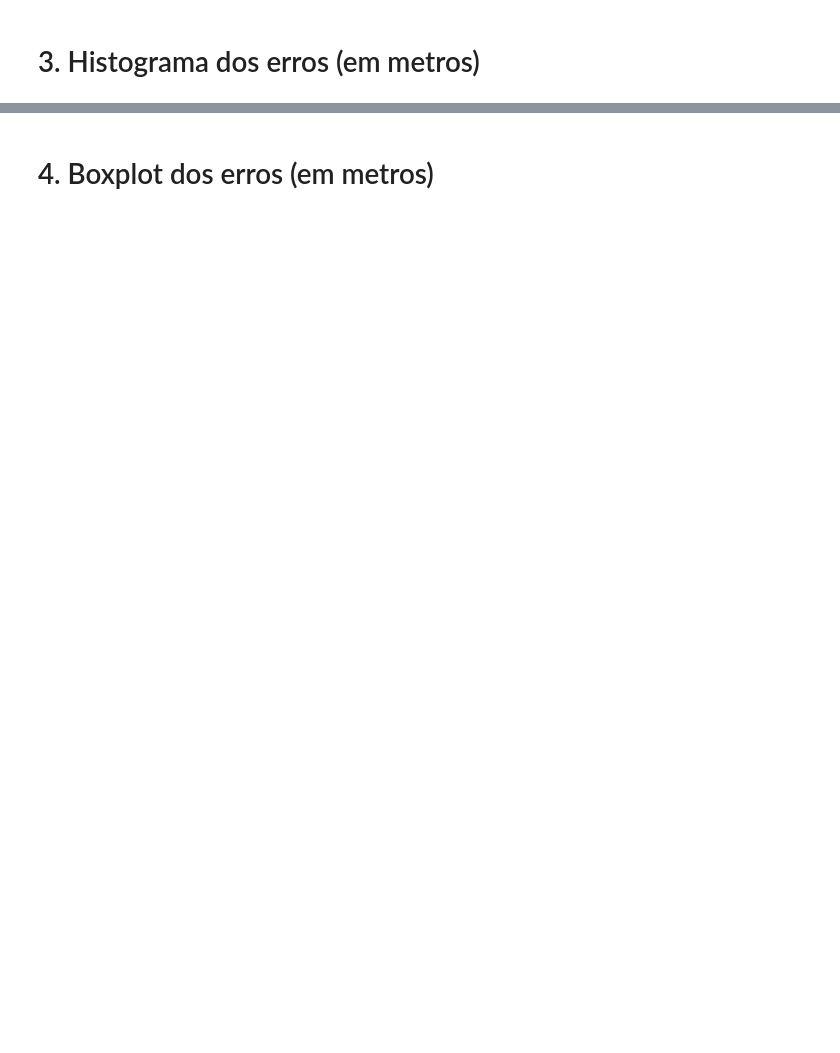
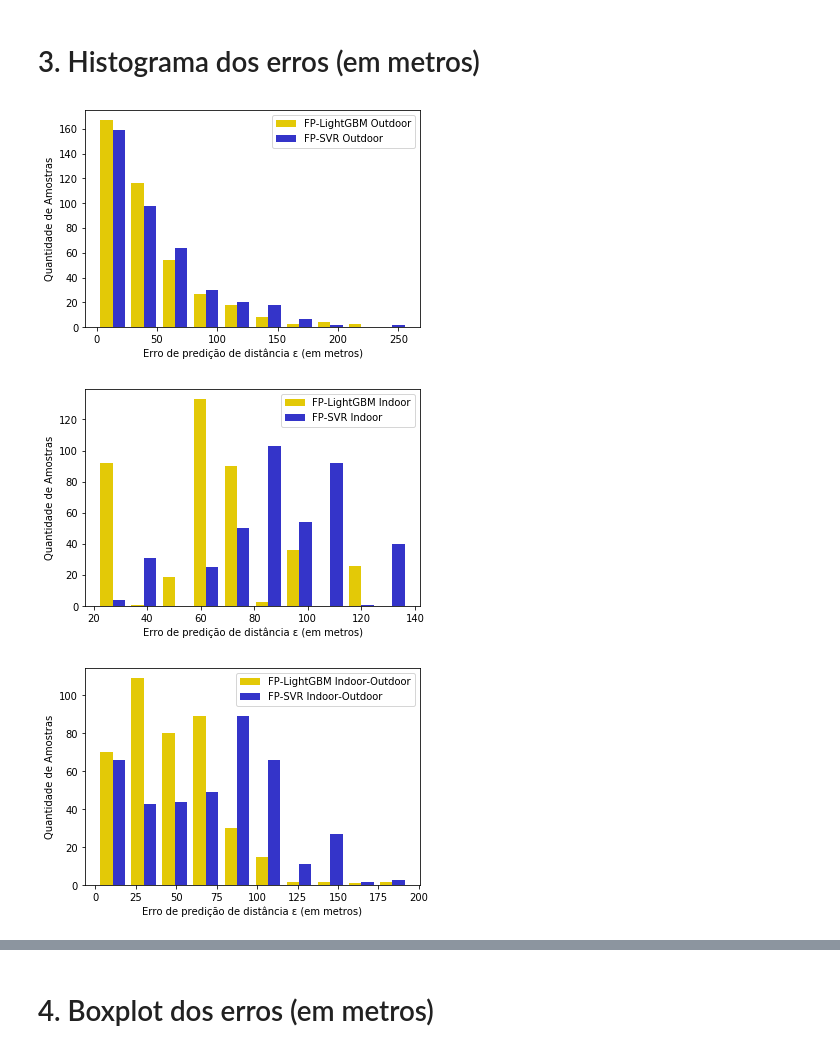
Before and after one commit to Douglast1997/TG-2020.1, a Jupyter notebook: ResultsTCC.ipynb, the cells around one changed output, grey strips where cells are left out. Saved outputs shown, nothing was run; the diff lists cells and outputs as text; code cells hidden in the pictures; blank space fills up the shorter version.

```diff
--- a/ResultsTCC.ipynb
+++ b/ResultsTCC.ipynb
@@ -92,3 +90,22 @@ errors_df.to_csv(ERROS_CSV_FILE, index=False)
+# %%
+for i in range(0,3):
+    environment = ['Outdoor', 'Indoor', 'Indoor-Outdoor']
+    errorLocation = pd.read_csv(ERROS_CSV_FILE)
+    score_FP_LightGBM = errorLocation[str(i + 7)]
+    score_FP_SVR = errorLocation[str(i + 10)]
+    legend = ['FP-LightGBM '+ environment[i], 'FP-SVR '+ environment[i]]
+    plt.hist([score_FP_LightGBM, score_FP_SVR], color=['#e3c907', '#3434c9'])
+    plt.xlabel("Erro de predição de distância "+chr(949)+" (em metros)")
+    plt.ylabel("Quantidade de Amostras")
+    plt.legend(legend)
+    #plt.xticks(np.arange(0, 300, 50))#Metros
+    #plt.yticks(np.arange(0, 180, 30))# Amostras
+    plt.savefig('./result/'+ environment[i]+'.png')
+    plt.show()
+# %% [output]
+[figure, added]
+[figure, added]
+[figure, added]
 # %%
 for i in METHODS:
     errorLocation = pd.read_csv(ERROS_CSV_FILE)
```
Also changed, not shown: parts of 5 cells of this notebook, 28 other files.
